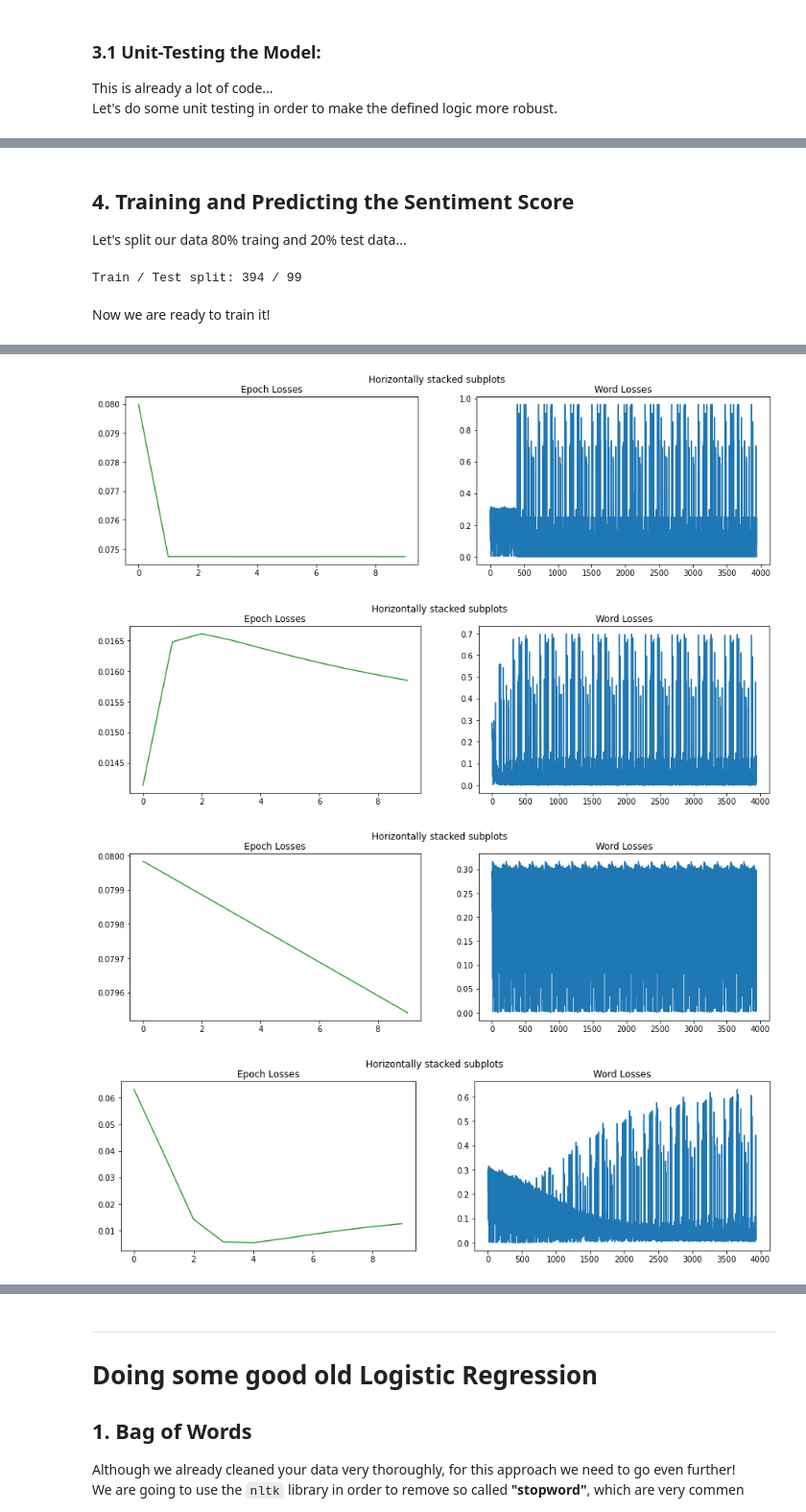
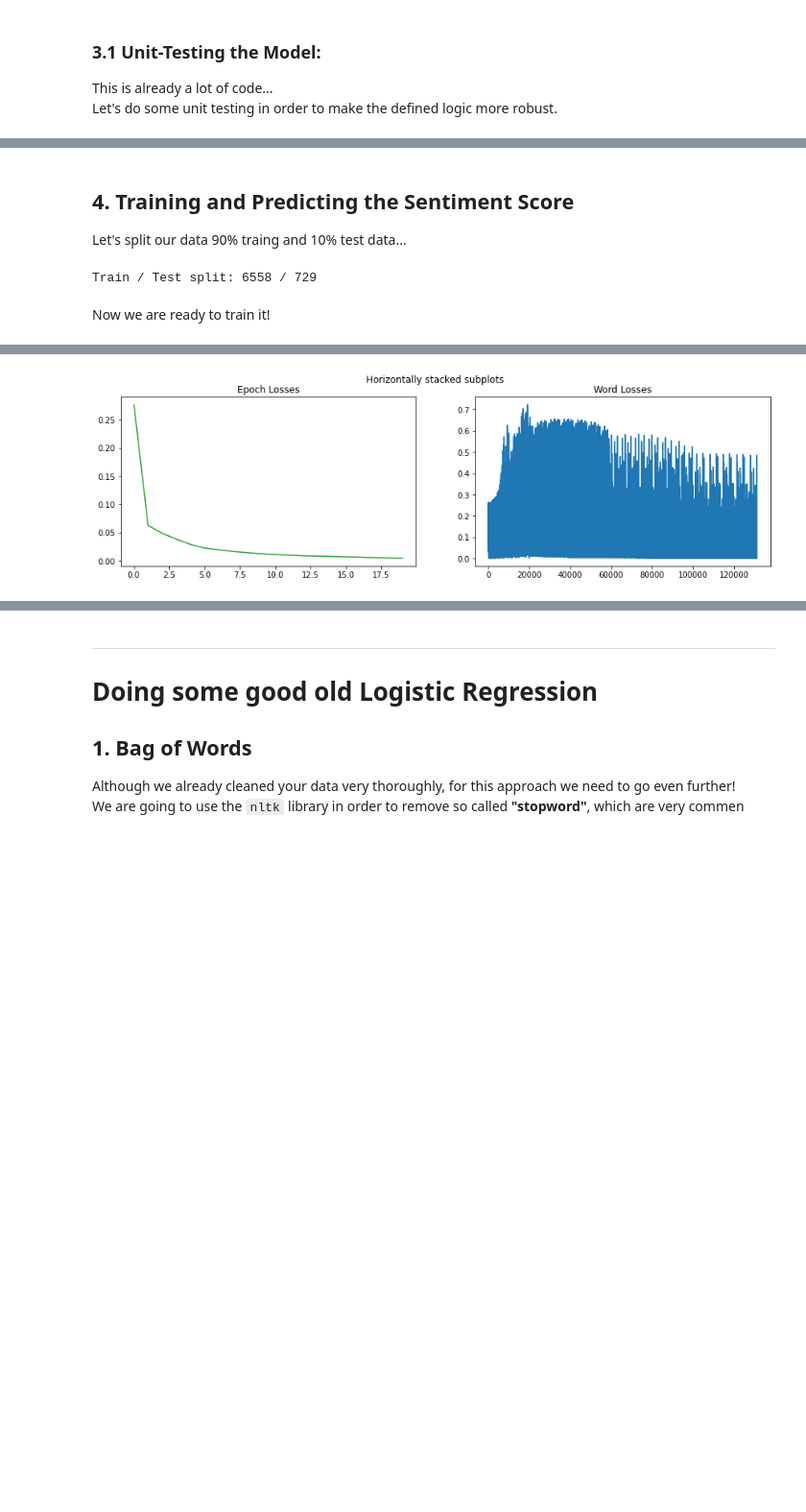
Before and after one commit to Gleethos/youtube-sentiment-analysis, a Jupyter notebook: sentiment-analyser.ipynb, the cells around one changed output, grey strips where cells are left out. Shown: that part at 96% size. Drawn from its saved outputs; the diff is of its cells as text; code cells hidden in the pictures; blank space fills up the shorter version.

```diff
--- a/sentiment-analyser.ipynb
+++ b/sentiment-analyser.ipynb
@@ -195,7 +201,7 @@ def removed_short_comments(all_comments, all_sentiments):
     new_comments, new_sentiments = [], []
 
     for i, comment in enumerate(all_comments):
-        if len(comment) > 12 and len(comment) < 32 :
+        if len(comment) > 5 and len(comment) < 32 :
             new_comments.append(comment)
             new_sentiments.append(all_sentiments[i])
 
@@ -231,4 +237,9 @@ import torch.nn.functional as F
 import torch.optim as optim
 
 torch.manual_seed(42)
+
+device = torch.device("cuda:0" if torch.cuda.is_available() else "cpu")
+if device == None : device = 'cpu'
+# Assuming that we are on a CUDA machine, this should print a CUDA device:
+print(device)
 # %% [output]
@@ -251,7 +262,7 @@ class LSTMScorePredictor(nn.Module):
         self.actifun = actifun
 
         self.word_embeddings = nn.Embedding(vocab_size, embedding_dim)
-
+        self.word_embeddings.to(device)
         # The LSTM takes word embeddings as inputs, and outputs hidden states
         # with dimensionality hidden_dim.
         self.lstm = nn.LSTM(embedding_dim, hidden_dim)
@@ -266,7 +277,7 @@ class LSTMScorePredictor(nn.Module):
         lstm_out, _ = self.lstm(embeds.view(len(sentence), 1, -1))
         out = self.lin(lstm_out.view(len(sentence), -1))
         if self.actifun == 'softmax' : out = F.log_softmax(out, dim=1)
-        elif self.actifun == 'sigmoid' : out = F.sigmoid(out)
+        elif self.actifun == 'sigmoid' : out = torch.sigmoid(out)
 
         return out
 # %% [markdown]
@@ -488,7 +501,7 @@ AssertionError:
 # %% [markdown]
 ## 4. Training and Predicting the Sentiment Score ##
 
-Let's split our data 80% traing and 20% test data...
+Let's split our data 90% traing and 10% test data...
 # %%
 import random
 
@@ -507,60 +520,36 @@ for i, comment in enumerate(clean_comments):
 
 random.Random(66642999).shuffle(clean_training_data)
 
-train, test = list_splitter(clean_training_data, 0.8)
+train, test = list_splitter(clean_training_data, 0.9)
 
 print('Train / Test split:', len(train),'/',len(test))
 # %% [output]
-Train / Test split: 394 / 99
+Train / Test split: 6558 / 729
 # %% [markdown]
 Now we are ready to train it!
 # %%
 
 
 enc = Encoder(clean_training_data)
+
+
+#model = exec_trial(
+#    training_data=train, loss_function='mse', do_label_encode=False,
+#    actifun='sigmoid', epochs=10, enc=enc,
+#)
+
 
 model = exec_trial(
     training_data=train,
     loss_function='mse',
     do_label_encode=False,
     actifun='sigmoid',
-    epochs=10,
+    epochs=20,
     enc=enc,
-    step_every_word=False
-)
-
-model = exec_trial(
-    training_data=train,
-    loss_function='mse',
-    do_label_encode=False,
-    actifun='sigmoid',
-    epochs=10,
-    enc=enc,
-    step_every_word=True
-)
-
-#...
-
-model = exec_trial(
-    training_data=train,
-    loss_function='mse',
-    do_label_encode=False,
-    actifun='sigmoid',
-    epochs=10,
-    enc=enc,
-    step_every_word=False,
-    optimizer='adam'
-)
-
-model = exec_trial(
-    training_data=train,
-    loss_function='mse',
-    do_label_encode=False,
-    actifun='sigmoid',
-    epochs=10,
-    enc=enc,
-    step_every_word=True,
-    optimizer='adam'
+    optimizer='adam',
+    embedding_dim=32, # These is usually 32 or 64 dimensional.
+    hidden_dim=128,# How large the lstm layer is...
+    step_every_sentence=True
 )
 #result = model.eval(test)
 #print(result)
@@ -585,4 +574 @@ Trial done!
-[figure, old version]
+[figure, new version]
-[figure, removed]
-[figure, removed]
-[figure, removed]
```
Also changed, not shown: parts of 22 cells of this notebook, 12 other files.
